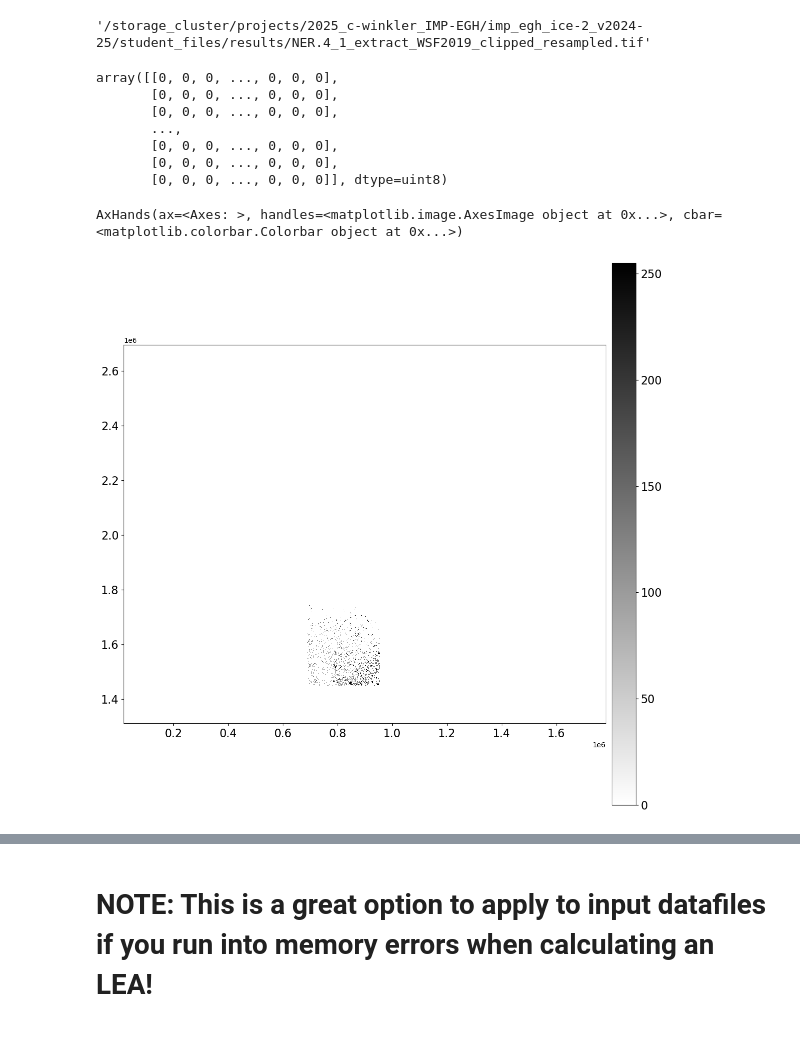
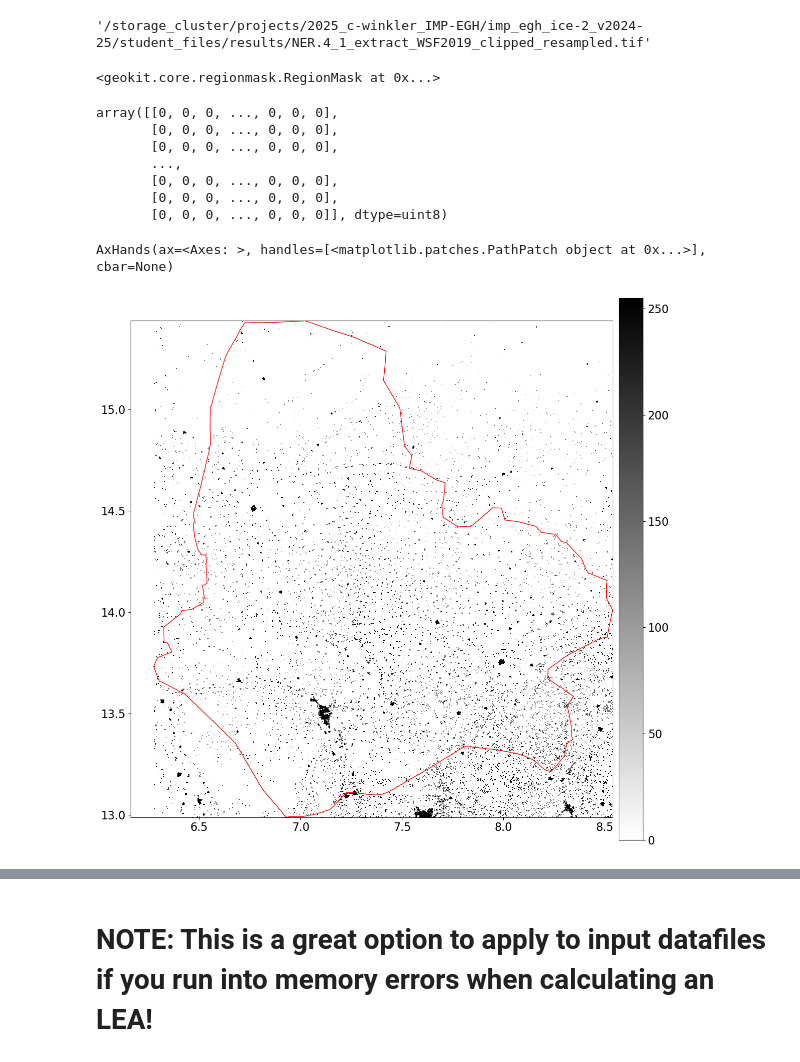
Before and after one commit to chrisjwin/IMP_EGH_ICE2, a Jupyter notebook: student_files/exercises/Unit_04_LandEligibilityForVolatileRenewableEnergySources/SubTask_5_understand_resampleAlgorithms.ipynb, the cells around one changed output, grey strips where cells are left out. Drawn from its saved outputs; the diff is of its cells as text; code cells hidden in the pictures.

```diff
--- a/student_files/exercises/Unit_04_LandEligibilityForVolatileRenewableEnergySources/SubTask_5_understand_resampleAlgorithms.ipynb
+++ b/student_files/exercises/Unit_04_LandEligibilityForVolatileRenewableEnergySources/SubTask_5_understand_resampleAlgorithms.ipynb
@@ -187,8 +211,10 @@ country_df
 # %%
-# then get the first (0) entry of the 'geom' column (since we only have one row) to get the geometry object
-country_geom=country_df['geom'].iloc[0]
-# the country_geom is an osgeo.ogr.Geometry object
-country_geom
+# now get the region geometry object from the "geom" column entry for this row
+# take the first entry (iloc=0) of the reduced datafrane
+region_geom = region_df[region_df["GID_1"]==region]["geom"].iloc[0]
+
+# the region_geom is an osgeo.ogr.Geometry object
+region_geom
 # %% [output]
 <osgeo.ogr.Geometry; proxy of <Swig Object of type 'OGRGeometryShadow *' at 0x...> >
 # %%
@@ -225,7 +251,7 @@ File:      ~/libs/geokit/geokit/core/regionmask.py
 Type:      method
 # %%
 # define from which raster file you wish to load the data to be warped
-source_file=os.path.join(data_basefolder, WSF2019_tif.replace("COUNTRY", country))
+source_file=os.path.join(data_basefolder, WSF2019_tif.replace("COUNTRY", country).replace("REGION", region))
 source_file
 # %% [output]
 '/storage_cluster/projects/2025_c-winkler_IMP-EGH/imp_egh_ice-2_v2024-25/student_files/data/exclusion_datasets//WSF2019//NER//NER.4_1_extract_WSF2019_clipped.tif'
@@ -258,6 +284,10 @@ output_file = os.path.join(
 output_file
 # %% [output]
 '/storage_cluster/projects/2025_c-winkler_IMP-EGH/imp_egh_ice-2_v2024-25/student_files/results/NER.4_1_extract_WSF2019_clipped_resampled.tif'
+# %%
+rm
+# %% [output]
+<geokit.core.regionmask.RegionMask at 0x...>
 # %%
 # we now use rm.warp() to warp the source data to the new context
 # this means that we do not need to worry about resolution or extent etc. since this is all included in the rm object already
@@ -276,10 +306,21 @@ array([[0, 0, 0, ..., 0, 0, 0],
        [0, 0, 0, ..., 0, 0, 0],
        [0, 0, 0, ..., 0, 0, 0],
        [0, 0, 0, ..., 0, 0, 0]], dtype=uint8)
-# %%
-# for testing purposes only, we reload the warped raster and plot it
-raster = gk.raster.loadRaster(output_file)
-gk.drawRaster(raster, cmap='binary')
-# %% [output]
-AxHands(ax=<Axes: >, handles=<matplotlib.image.AxesImage object at 0x...>, cbar=<matplotlib.colorbar.Colorbar object at 0x...>)
-[figure, removed]
+# %%
+# for testing/visualization purposes only, we plot the warped raster
+
+ax = gk.drawRaster(
+    output_file, # the raster file that we have just created
+    cmap='binary', # let us show the buildings in black and white
+    srs=4326, # show in EPSG:4326, not the region mask SRS
+)
+# add the region shape to the plot for visualization
+gk.drawGeoms(
+    region_geom,
+    fc=(1,1,1,0), # the last 0 means fully transparent facecolor
+    ec="red", # the edges shall be colored in red
+    ax=ax, # draw it into the same axis (plot) like the raster data
+)
+# %% [output]
+AxHands(ax=<Axes: >, handles=[<matplotlib.patches.PathPatch object at 0x...>], cbar=None)
+[figure, added]
```
Also changed, not shown: parts of 10 cells of this notebook, 8 other files.
